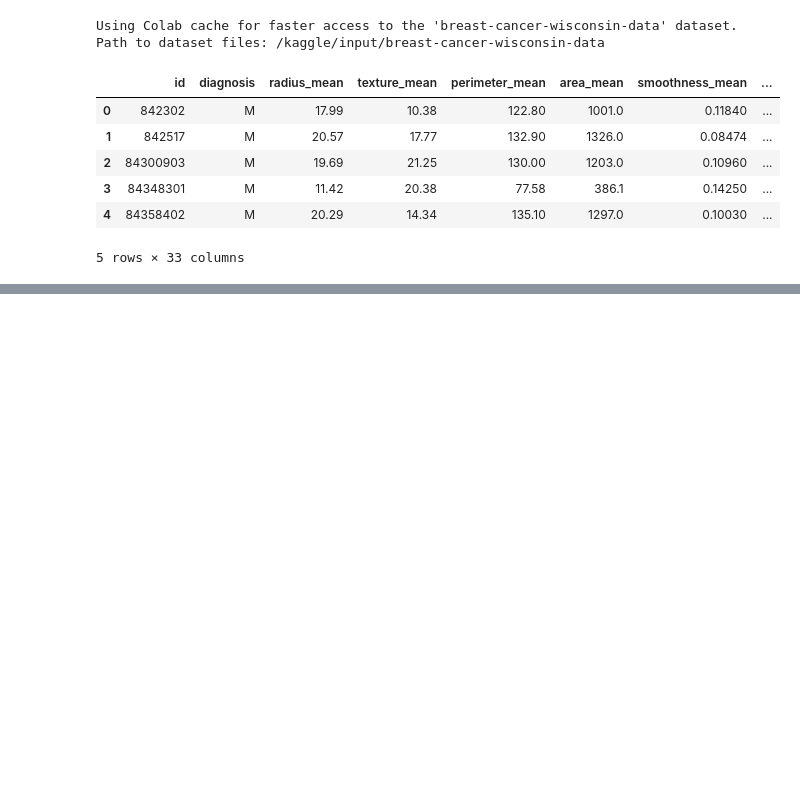
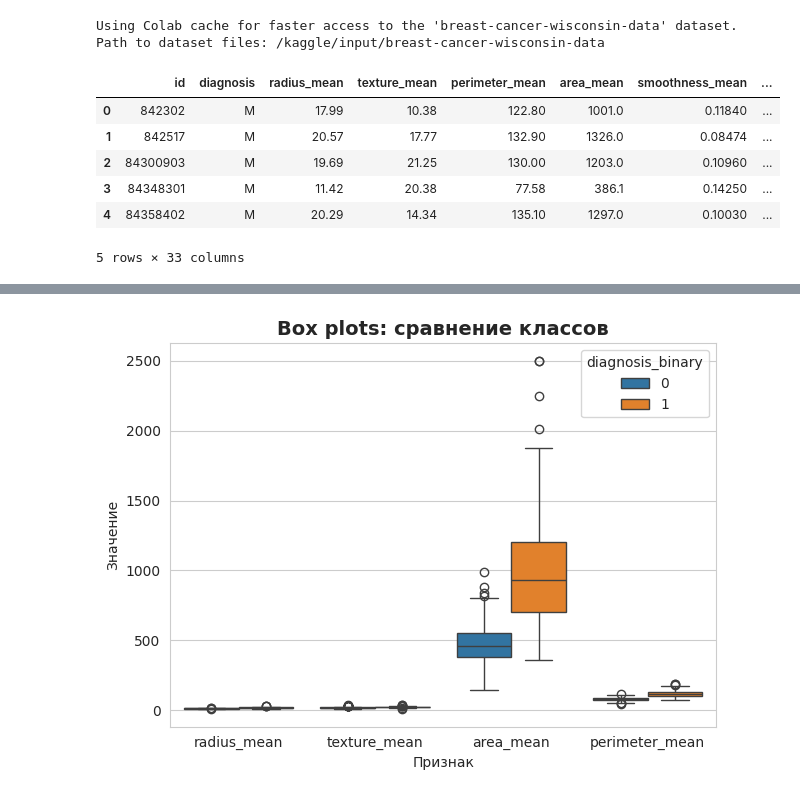
Before and after one commit to Ma-rCh/ML-Basic, a Jupyter notebook: homework_09/homework_09.ipynb, the cells around one changed output, grey strips where cells are left out. Drawn from its saved outputs; the diff is of its cells as text; code cells hidden in the pictures; blank space fills up the shorter version.

```diff
--- a/homework_09/homework_09.ipynb
+++ b/homework_09/homework_09.ipynb
@@ -110,0 +338,13 @@ comparison = pd.DataFrame({
+# %%
+#Box plots для сравнения классов
+df_melted = df_clean.melt(id_vars=['diagnosis_binary'],
+                     value_vars=['radius_mean', 'texture_mean', 'area_mean','perimeter_mean'],
+                     var_name='Признак', value_name='Значение')
+sns.boxplot(x='Признак', y='Значение', hue='diagnosis_binary', data=df_melted)
+plt.title('Box plots: сравнение классов', fontsize=14, fontweight='bold')
+
+
+plt.tight_layout()
+plt.show()
+# %% [output]
+[figure, added]
```
Also changed, not shown: parts of 19 cells of this notebook.
